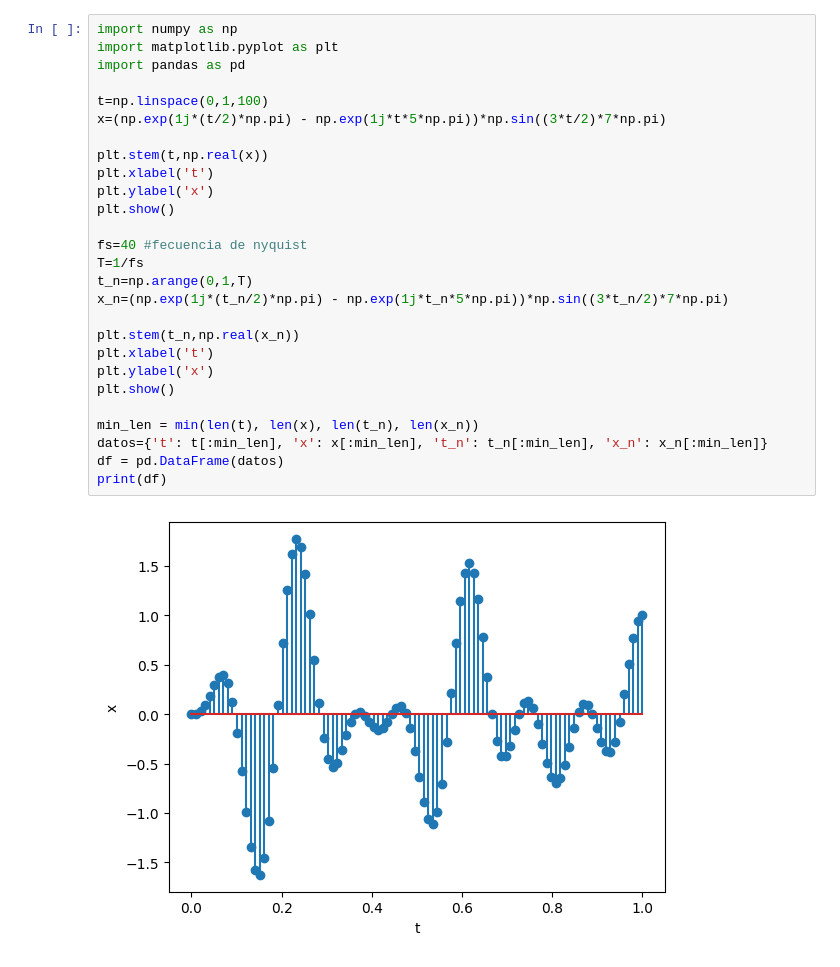
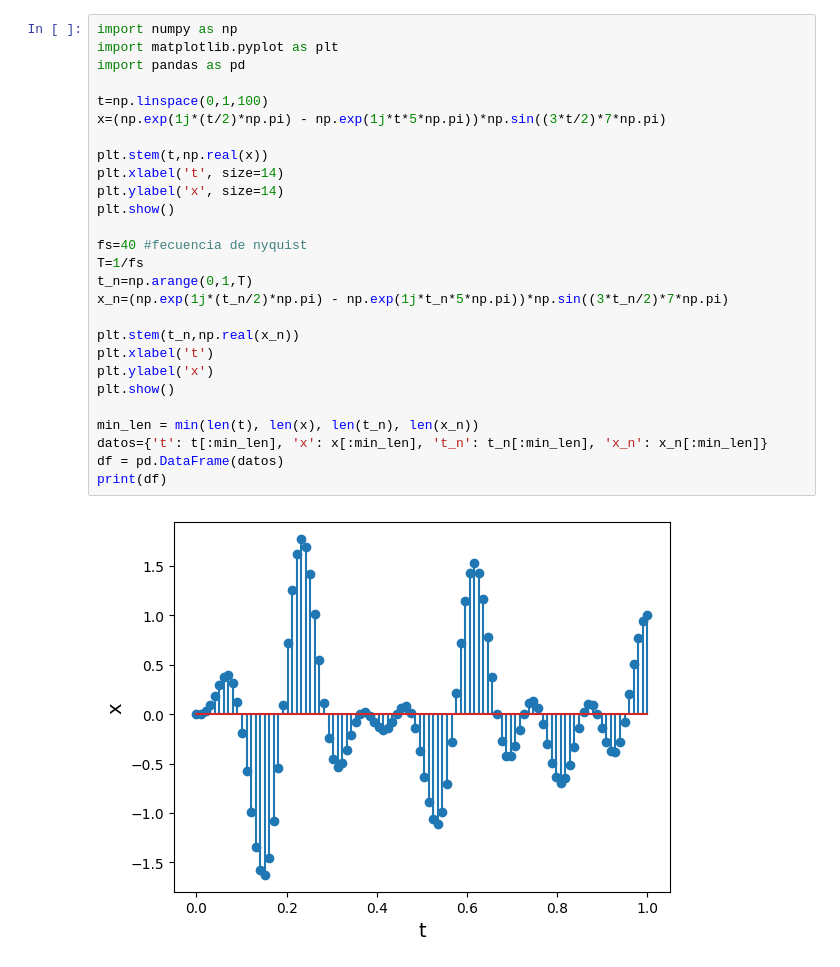
Before and after one commit to Aldopbv/tareas-AldoBarrientos, a Jupyter notebook: Prueba Jupyter N.ipynb, the cells around one changed output. Saved outputs shown, nothing was run; the diff lists cells and outputs as text.

```diff
--- a/Prueba Jupyter N.ipynb
+++ b/Prueba Jupyter N.ipynb
@@ -1,32 +1,32 @@
 # %%
 import numpy as np
 import matplotlib.pyplot as plt
 import pandas as pd
 
 t=np.linspace(0,1,100)
 x=(np.exp(1j*(t/2)*np.pi) - np.exp(1j*t*5*np.pi))*np.sin((3*t/2)*7*np.pi)
 
 plt.stem(t,np.real(x))
-plt.xlabel('t')
-plt.ylabel('x')
+plt.xlabel('t', size=14)
+plt.ylabel('x', size=14)
 plt.show()
 
 fs=40 #fecuencia de nyquist
 T=1/fs
 t_n=np.arange(0,1,T)
 x_n=(np.exp(1j*(t_n/2)*np.pi) - np.exp(1j*t_n*5*np.pi))*np.sin((3*t_n/2)*7*np.pi)
 
 plt.stem(t_n,np.real(x_n))
 plt.xlabel('t')
 plt.ylabel('x')
 plt.show()
 
 min_len = min(len(t), len(x), len(t_n), len(x_n))
 datos={'t': t[:min_len], 'x': x[:min_len], 't_n': t_n[:min_len], 'x_n': x_n[:min_len]}
 df = pd.DataFrame(datos)
 print(df)
 # %% [output]
-[figure, old version]
+[figure, new version]
 [figure]
            t                   x    t_n                 x_n
 0   0.000000  0.000000+0.000000j  0.000  0.000000+0.000000j
```
